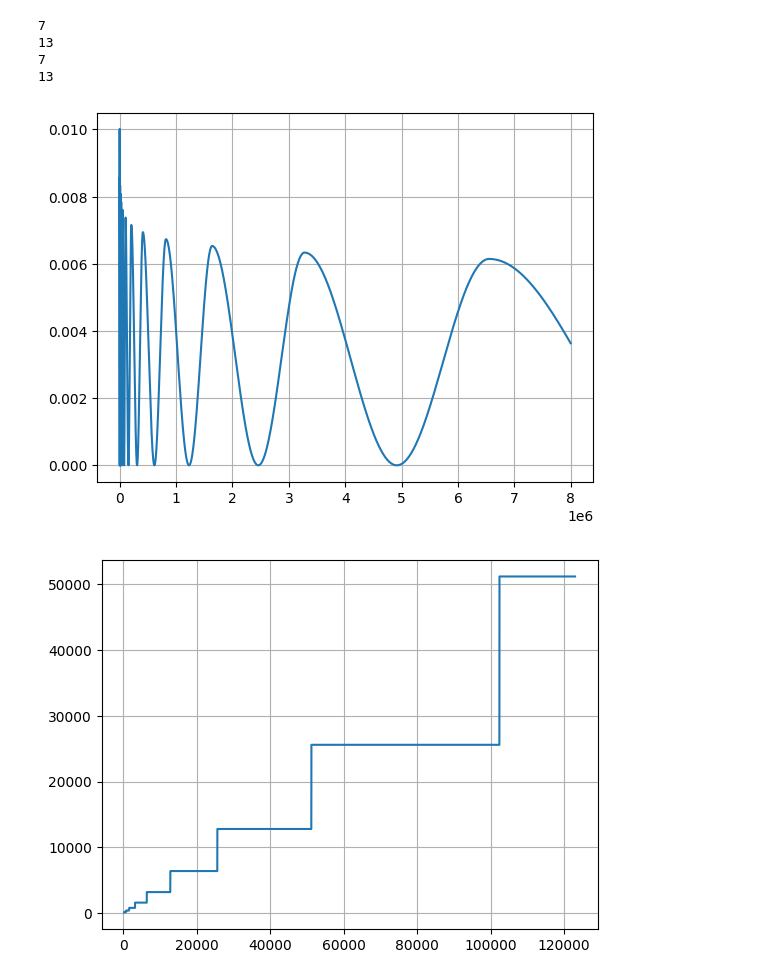
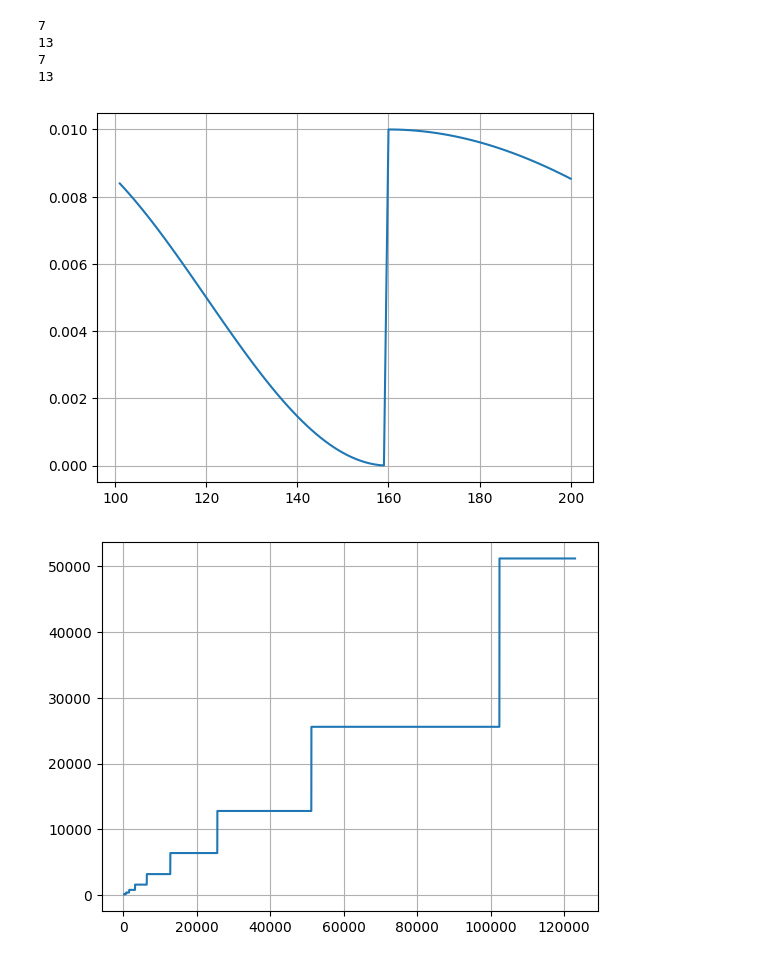
Before and after one commit to kongbuhaja/YOLO_v4, a Jupyter notebook: test.ipynb, the cells around one changed output. Cells and saved outputs as stored; diff of their text form; code cells hidden in the pictures.

Commit message:
fix cosine_annealing_scheduler

```diff
--- a/test.ipynb
+++ b/test.ipynb
@@ -288,31 +288,31 @@ for i in range(4):
 # %%
 import matplotlib.pyplot as plt
 import numpy as np
 import yaml
 from utils.lr_shcedulers import LR_scheduler
 
 with open('yaml/config.yaml') as f:
     cfg = yaml.load(f, Loader=yaml.FullLoader)
-cfg['train']['lr_scheduler']['name'] = 'custom'
+cfg['train']['lr_scheduler']['name'] = 'cosine_annealing'
 cfg['train']['lr_scheduler']['warmup_epochs']=0
 
-epochs=2000
-step_per_epoch = 4000
+epochs=2
+step_per_epoch = 100
 lr_scheduler = LR_scheduler(cfg['train']['lr_scheduler'], epochs, step_per_epoch)
 
 steps = []
 lrs = []
 t = []
-for epoch in range(1, epochs+1):
+for epoch in range(2, epochs+1):
     for step in range((epoch-1)*step_per_epoch+1, epoch*step_per_epoch+1):
         steps += [step]
         lrs += [lr_scheduler(step)]
         t += [lr_scheduler.lr_scheduler.t_max]
 
 plt.plot(steps, lrs)
 plt.grid(True)
 # %% [output]
-[figure, old version]
+[figure, new version]
 # %%
 plt.plot(steps, t)
 plt.grid(True)
```
Also changed, not shown: 1 other file.
